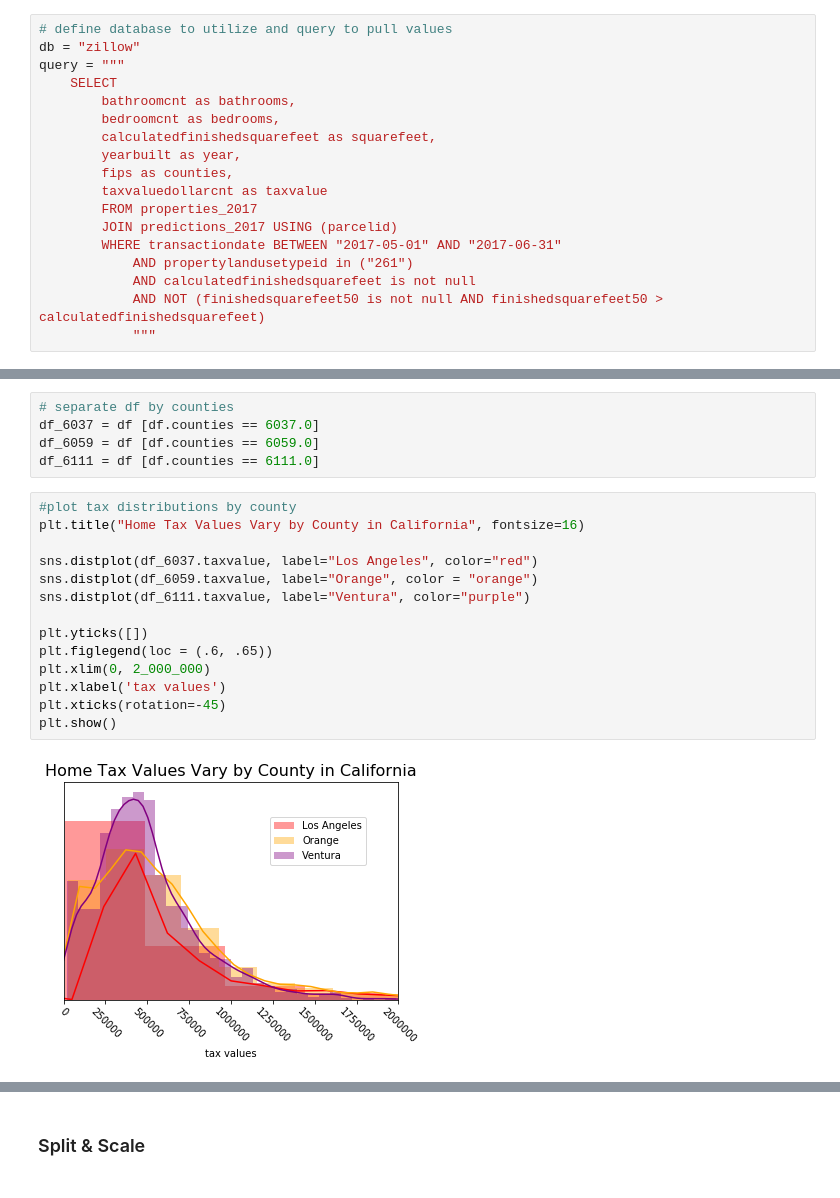
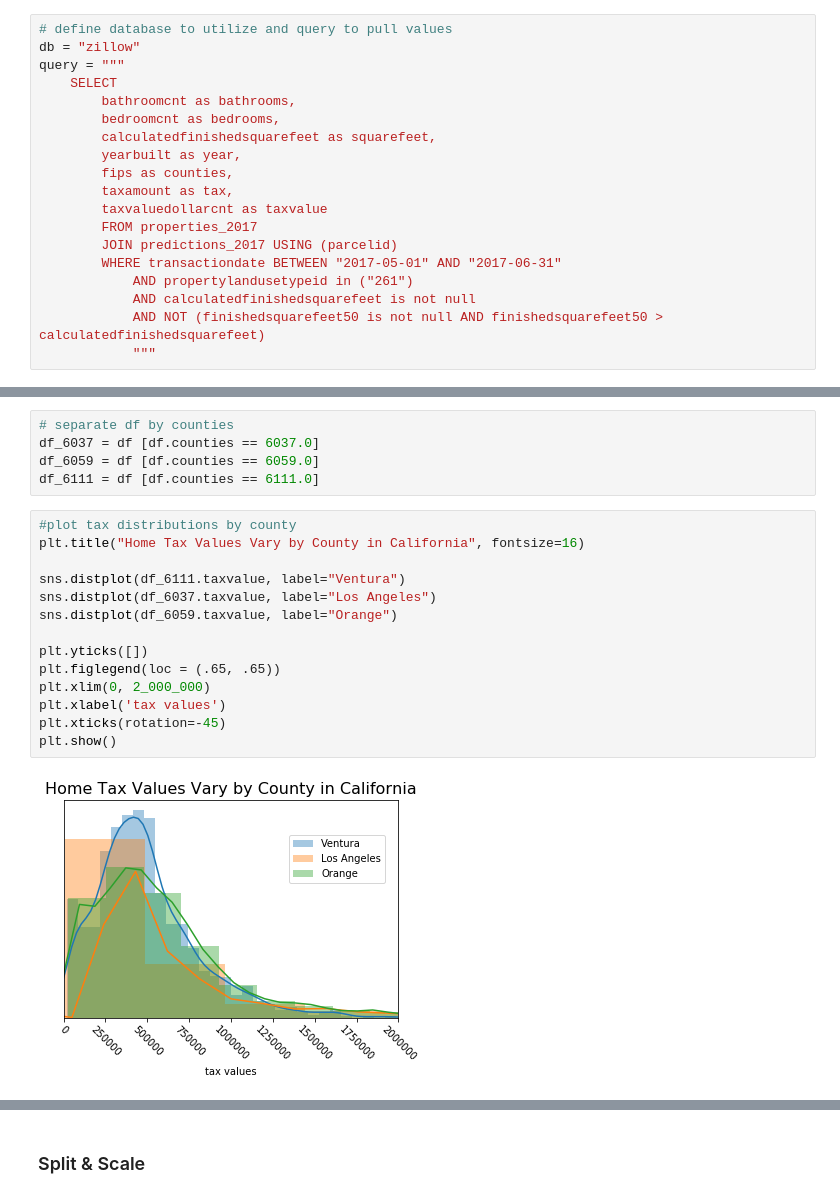
Before and after one commit to misty-garcia/zillow-project, a Jupyter notebook: the_pipeline.ipynb, the cells around one changed output, grey strips where cells are left out. Drawn from its saved outputs; the diff is of its cells as text.

```diff
--- a/the_pipeline.ipynb
+++ b/the_pipeline.ipynb
@@ -31,6 +31,7 @@ query = """
         calculatedfinishedsquarefeet as squarefeet,
         yearbuilt as year,
         fips as counties,
+        taxamount as tax,
         taxvaluedollarcnt as taxvalue
         FROM properties_2017
         JOIN predictions_2017 USING (parcelid)
@@ -148,16 +156,16 @@ df_6111 = df [df.counties == 6111.0]
 # %%
 #plot tax distributions by county
 plt.title("Home Tax Values Vary by County in California", fontsize=16)
 
-sns.distplot(df_6037.taxvalue, label="Los Angeles", color="red")
-sns.distplot(df_6059.taxvalue, label="Orange", color = "orange")
-sns.distplot(df_6111.taxvalue, label="Ventura", color="purple")
+sns.distplot(df_6111.taxvalue, label="Ventura")
+sns.distplot(df_6037.taxvalue, label="Los Angeles")
+sns.distplot(df_6059.taxvalue, label="Orange")
 
 plt.yticks([])
-plt.figlegend(loc = (.6, .65))
+plt.figlegend(loc = (.65, .65))
 plt.xlim(0, 2_000_000)
 plt.xlabel('tax values')
 plt.xticks(rotation=-45)
 plt.show()
 # %% [output]
-[figure, old version]
+[figure, new version]
```
Also changed, not shown: parts of 5 cells of this notebook, 2 other files.
